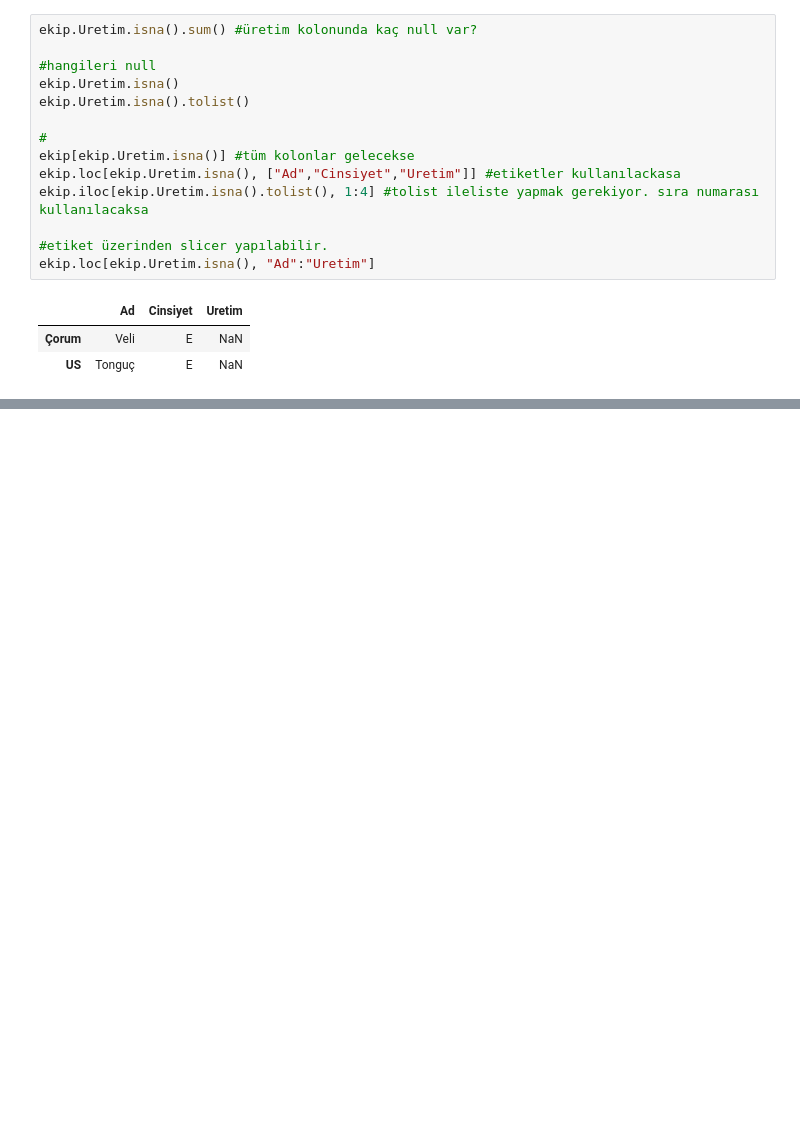
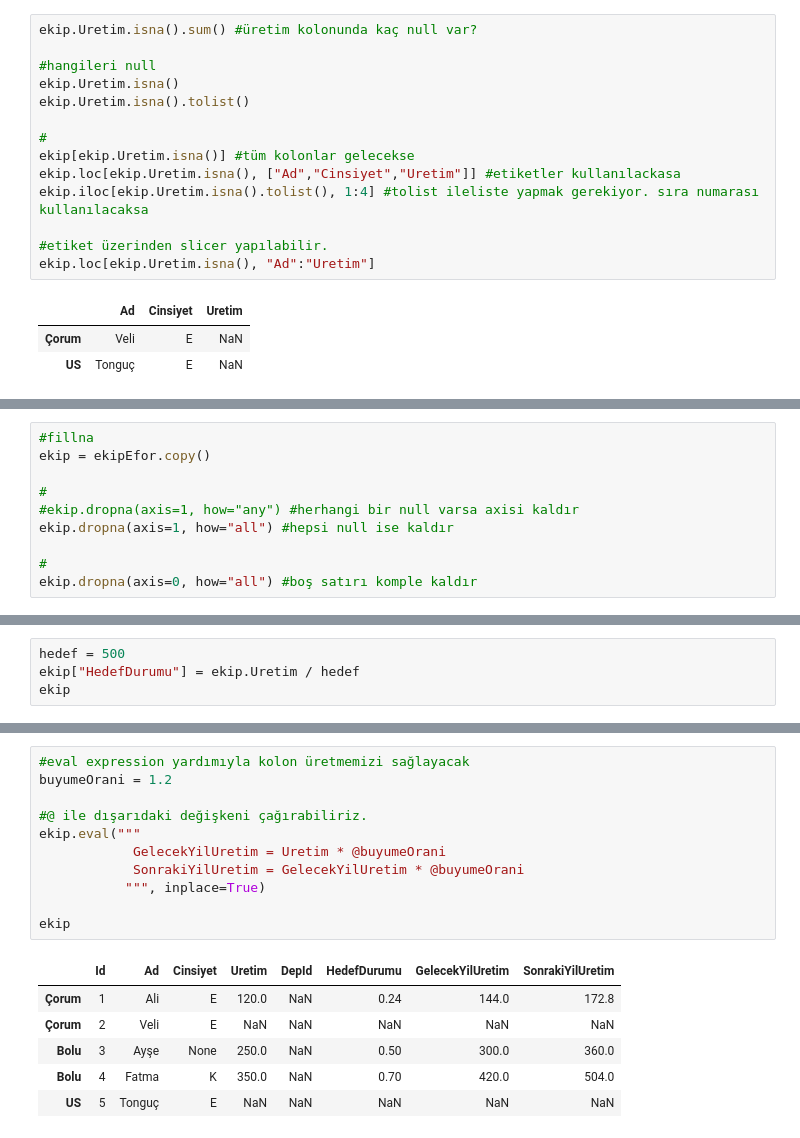
Before and after one commit to bardas97/GtrPython_20220227, a Jupyter notebook: Gun2/2_6_Pandas.ipynb, the cells around one changed output, grey strips where cells are left out. Cells and saved outputs as stored; diff of their text form; blank space fills up the shorter version.

```diff
--- a/Gun2/2_6_Pandas.ipynb
+++ b/Gun2/2_6_Pandas.ipynb
@@ -244,0 +276,10 @@ ekip.loc[ekip.Uretim.isna(), "Ad":"Uretim"]
+# %%
+#fillna
+ekip = ekipEfor.copy()
+
+#
+#ekip.dropna(axis=1, how="any") #herhangi bir null varsa axisi kaldır
+ekip.dropna(axis=1, how="all") #hepsi null ise kaldır
+
+#
+ekip.dropna(axis=0, how="all") #boş satırı komple kaldır
@@ -244,0 +295,4 @@ ekip.loc[ekip.Uretim.isna(), "Ad":"Uretim"]
+# %%
+hedef = 500
+ekip["HedefDurumu"] = ekip.Uretim / hedef
+ekip
@@ -244,0 +306,18 @@ ekip.loc[ekip.Uretim.isna(), "Ad":"Uretim"]
+# %%
+#eval expression yardımıyla kolon üretmemizi sağlayacak
+buyumeOrani = 1.2
+
+#@ ile dışarıdaki değişkeni çağırabiliriz.
+ekip.eval("""
+            GelecekYilUretim = Uretim * @buyumeOrani
+            SonrakiYilUretim = GelecekYilUretim * @buyumeOrani
+           """, inplace=True)
+
+ekip
+# %% [output]
+|  | Id | Ad | Cinsiyet | Uretim | DepId | HedefDurumu | GelecekYilUretim | SonrakiYilUretim |
+| Çorum | 1 | Ali | E | 120.0 | NaN | 0.24 | 144.0 | 172.8 |
+| Çorum | 2 | Veli | E | NaN | NaN | NaN | NaN | NaN |
+| Bolu | 3 | Ayşe | None | 250.0 | NaN | 0.50 | 300.0 | 360.0 |
+| Bolu | 4 | Fatma | K | 350.0 | NaN | 0.70 | 420.0 | 504.0 |
+| US | 5 | Tonguç | E | NaN | NaN | NaN | NaN | NaN |
```
Also changed, not shown: parts of 7 cells of this notebook.
